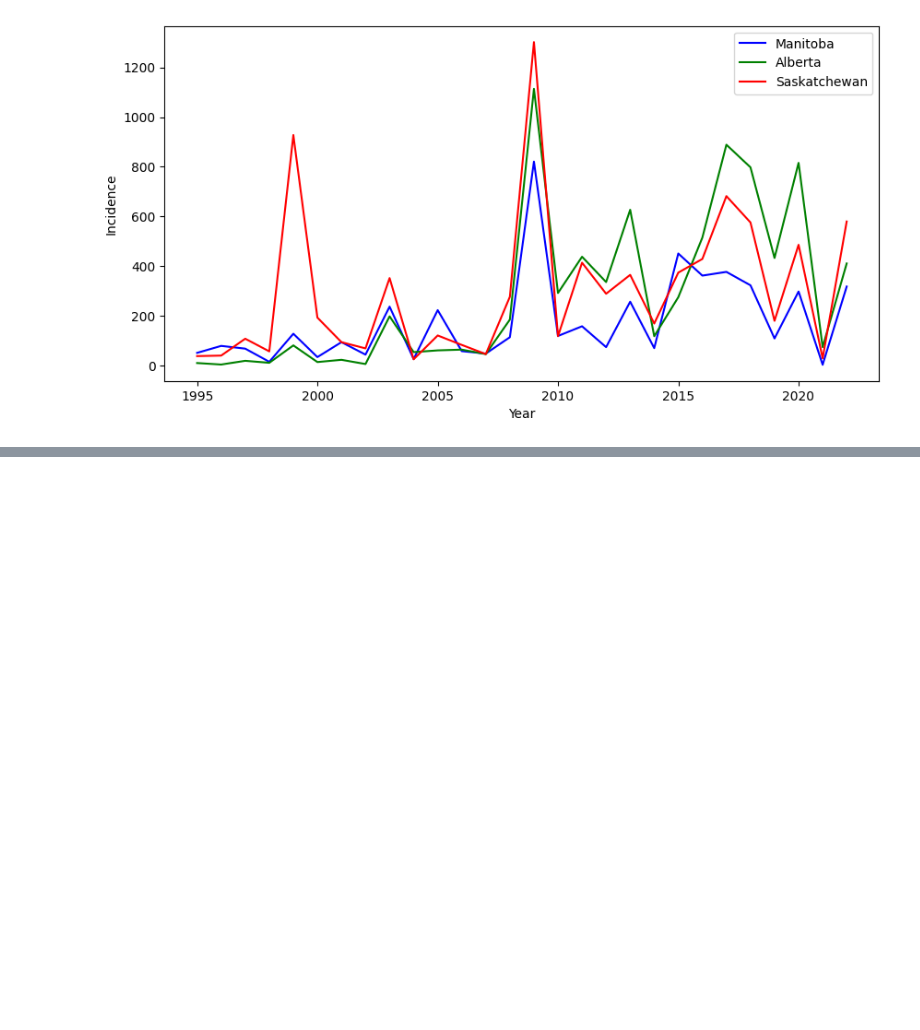
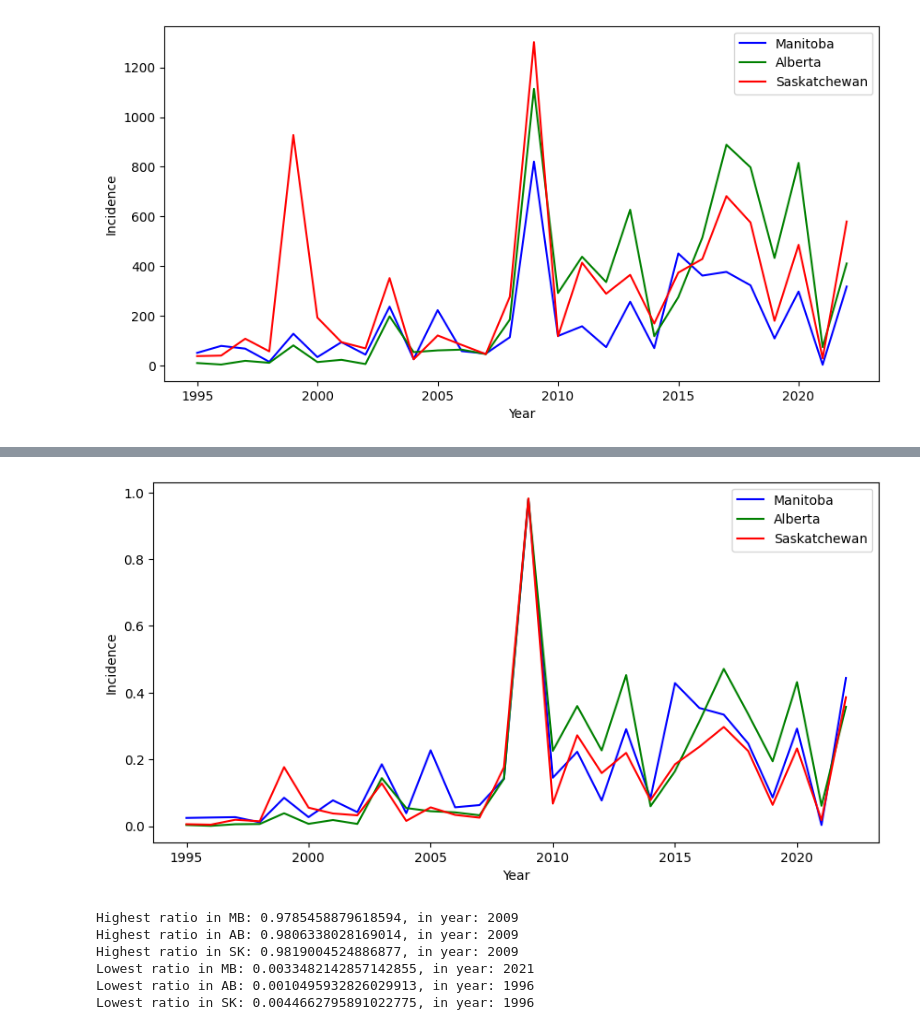
Before and after one commit to ChromaticPanic/CGC_Grain_Outcome_Predictions, a Jupyter notebook: src/Visualization/ergot_visualization.ipynb, the cells around one changed output, grey strips where cells are left out. Cells and saved outputs as stored; diff of their text form; code cells hidden in the pictures; blank space fills up the shorter version.

Commit message:
ratio stat

```diff
--- a/src/Visualization/ergot_visualization.ipynb
+++ b/src/Visualization/ergot_visualization.ipynb
@@ -91,3 +87,8 @@ plt.legend(['Manitoba', 'Alberta', 'Saskatchewan'])
 plt.show()
 # %% [output]
 [figure]
+# %%
+ratio_df = ergot_df.groupby(['province', 'year'])['incidence'].count().reset_index()
+ratio_df['ratio'] = (samples_df['incidence']/ratio_df['incidence']).to_frame()
+ratio_df.drop(columns = {'incidence'}, inplace=True)
+ratio_df
@@ -93,0 +109,31 @@ plt.show()
+# %%
+# Min, max for each province
+mb_ratio = ratio_df[ratio_df['province'] == 'MB']['ratio'].tolist()
+ab_ratio = ratio_df[ratio_df['province'] == 'AB']['ratio'].tolist()
+sk_ratio = ratio_df[ratio_df['province'] == 'SK']['ratio'].tolist()
+
+
+plt.figure(figsize=(10,5))
+plt.xlabel('Year')
+plt.ylabel('Incidence')
+plt.plot(year, mb_ratio, color="blue")
+plt.plot(year, ab_ratio, color="green")
+plt.plot(year, sk_ratio, color="red")
+plt.legend(['Manitoba', 'Alberta', 'Saskatchewan'])
+plt.show()
+
+print('Highest ratio in MB: {}, in year: {}'.format(max(mb_ratio), mb_ratio.index(max(mb_ratio)) + 1995))
+print('Highest ratio in AB: {}, in year: {}'.format(max(ab_ratio), ab_ratio.index(max(ab_ratio)) + 1995))
+print('Highest ratio in SK: {}, in year: {}'.format(max(sk_ratio), sk_ratio.index(max(sk_ratio)) + 1995))
+
+print('Lowest ratio in MB: {}, in year: {}'.format(min(mb_ratio), mb_ratio.index(min(mb_ratio)) + 1995))
+print('Lowest ratio in AB: {}, in year: {}'.format(min(ab_ratio), ab_ratio.index(min(ab_ratio)) + 1995))
+print('Lowest ratio in SK: {}, in year: {}'.format(min(sk_ratio), sk_ratio.index(min(sk_ratio)) + 1995))
+# %% [output]
+[figure, added]
+Highest ratio in MB: 0.9785458879618594, in year: 2009
+Highest ratio in AB: 0.9806338028169014, in year: 2009
+Highest ratio in SK: 0.9819004524886877, in year: 2009
+Lowest ratio in MB: 0.0033482142857142855, in year: 2021
+Lowest ratio in AB: 0.0010495932826029913, in year: 1996
+Lowest ratio in SK: 0.0044662795891022775, in year: 1996
```
Also changed, not shown: parts of 2 cells of this notebook.
